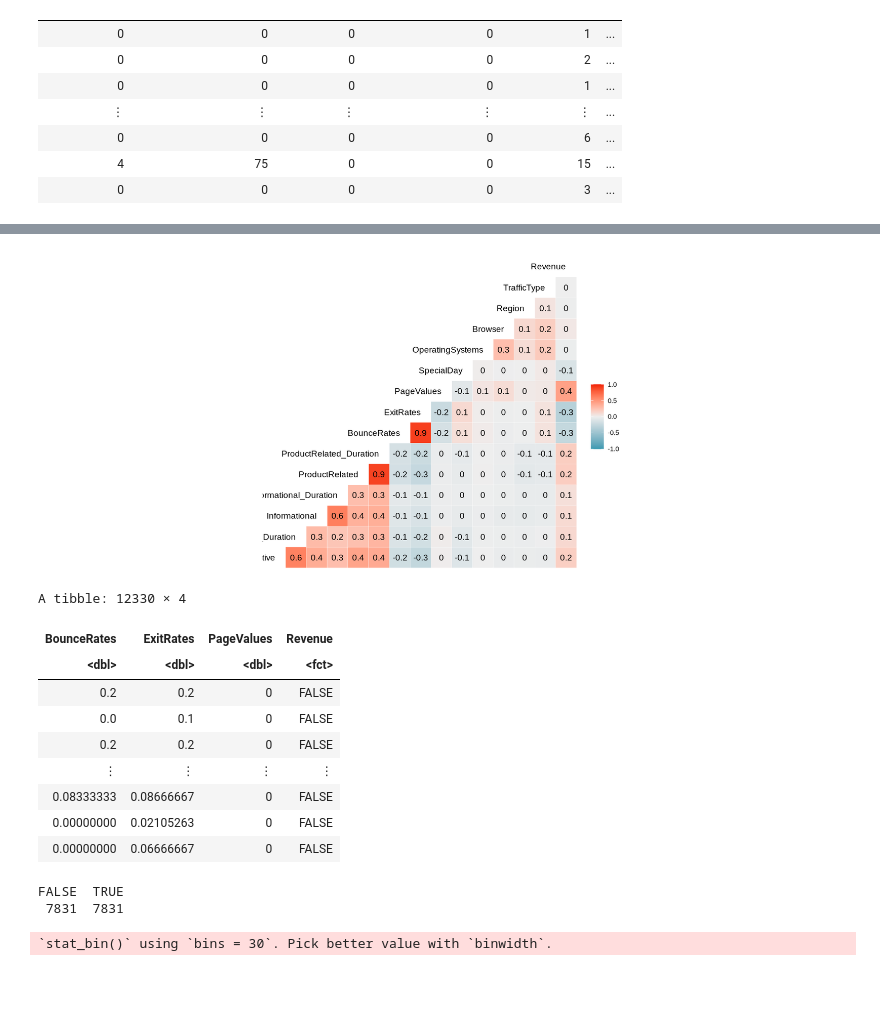
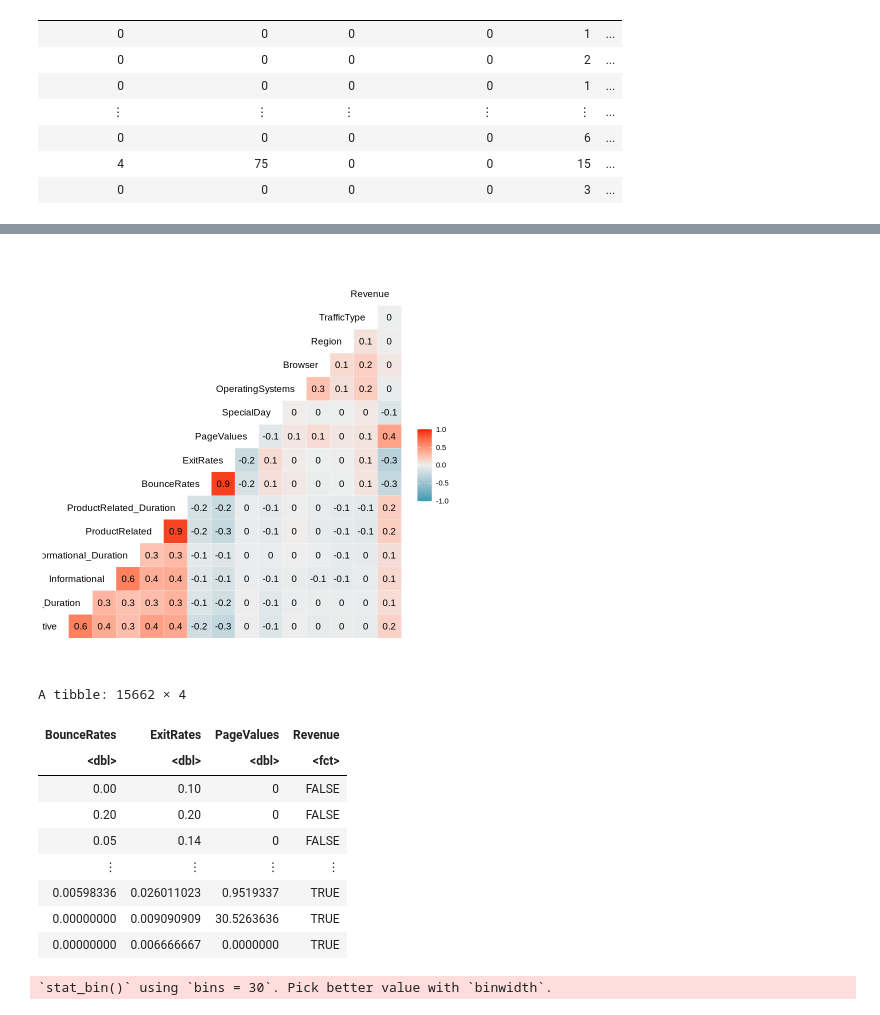
Before and after one commit to SerialGuitarist/group_project_report, a Jupyter notebook: report.ipynb, the cells around one changed output, grey strips where cells are left out. Drawn from its saved outputs; the diff is of its cells as text; code cells hidden in the pictures; blank space fills up the shorter version.

Commit message:
split data before summary and choosing predictors

```diff
--- a/report.ipynb
+++ b/report.ipynb
@@ -77,15 +109,9 @@ A tibble: 2 × 2
 # %%
-# upsampling is applied on the data
-shoppers_recipe <- recipe(Revenue ~ ., data = shoppers_data) %>%
-     step_upsample(Revenue, over_ratio = 1, skip = FALSE) %>%
-     prep()
-shoppers_data_upsampled <- bake(shoppers_recipe,shoppers_data)
-
 # change the Revenue into a numeric value
-shoppers_data_numeric <- shoppers_data_upsampled %>%
+shoppers_training_numeric <- shoppers_training_upsampled %>%
     mutate(Revenue = ifelse(Revenue==TRUE, 1, 0))
 
 #  the visualization of correlation coefficients between each numerical variable in our data and our target, Revenue
-shoppers_cor <- ggcorr(shoppers_data_numeric, hjust = 1, size = 4,label = TRUE)
+shoppers_cor <- ggcorr(shoppers_training_numeric, hjust = 1, size = 4,label = TRUE)
 shoppers_cor
 # %% [output]
@@ -93,42 +119,21 @@ Warning message in ggcorr(shoppers_data_numeric, hjust = 1, size = 4, label = TR
 “data in column(s) 'Month', 'VisitorType', 'Weekend' are not numeric and were ignored”
-[figure, old version]
+[figure, new version]
 # %%
 # Choose the top three variables as predictors with the largest corrlation coefficient
-shoppers_data <- shoppers_data %>%
+shoppers_training_upsampled <- shoppers_training_upsampled %>%
     select(BounceRates, ExitRates, PageValues, Revenue)
-shoppers_data
+shoppers_training_upsampled
 # %% [output]
-A tibble: 12330 × 4
+A tibble: 15662 × 4
 | BounceRates | ExitRates | PageValues | Revenue |
 | <dbl> | <dbl> | <dbl> | <fct> |
-| 0.2 | 0.2 | 0 | FALSE |
-| 0.0 | 0.1 | 0 | FALSE |
-| 0.2 | 0.2 | 0 | FALSE |
+| 0.00 | 0.10 | 0 | FALSE |
+| 0.20 | 0.20 | 0 | FALSE |
+| 0.05 | 0.14 | 0 | FALSE |
 | ⋮ | ⋮ | ⋮ | ⋮ |
-| 0.08333333 | 0.08666667 | 0 | FALSE |
-| 0.00000000 | 0.02105263 | 0 | FALSE |
-| 0.00000000 | 0.06666667 | 0 | FALSE |
+| 0.00598336 | 0.026011023 | 0.9519337 | TRUE |
+| 0.00000000 | 0.009090909 | 30.5263636 | TRUE |
+| 0.00000000 | 0.006666667 | 0.0000000 | TRUE |
-# %%
-set.seed(100)
-
-# split the original data into training set and test set
-shoppers_split <- initial_split(data = shoppers_data,
-                                prop = 0.75,
-                                strate = Revenue)
-
-shoppers_training <- training(shoppers_split)
-shoppers_testing <- testing(shoppers_split)
-
-shoppers_analysis_recipe <- recipe(Revenue ~ ., data = shoppers_training) %>%
-    step_upsample(Revenue, over_ratio = 1, skip = FALSE) %>%
-    prep()
-shoppers_training_upsampled <- bake(shoppers_analysis_recipe,shoppers_training)
-
-# check if training set is balanced
-summary(shoppers_training_upsampled$Revenue)
-# %% [output]
-FALSE  TRUE
- 7831  7831
 # %%
 options(repr.plot.height = 6, repr.plot.width = 12)
 bounce_hist <- ggplot(shoppers_training_upsampled, aes(x = BounceRates, fill = Revenue)) +
```
Also changed, not shown: parts of 4 cells of this notebook.
